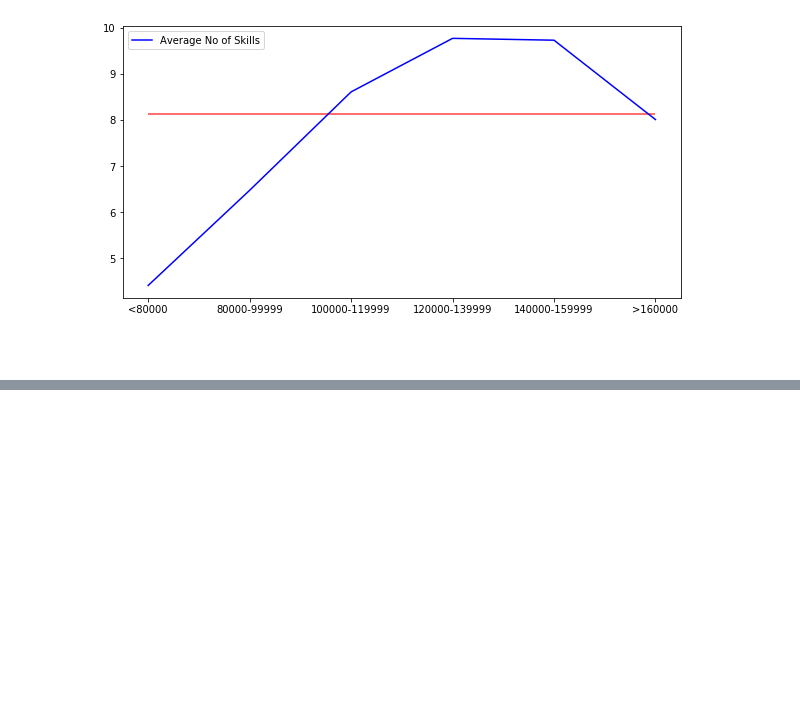
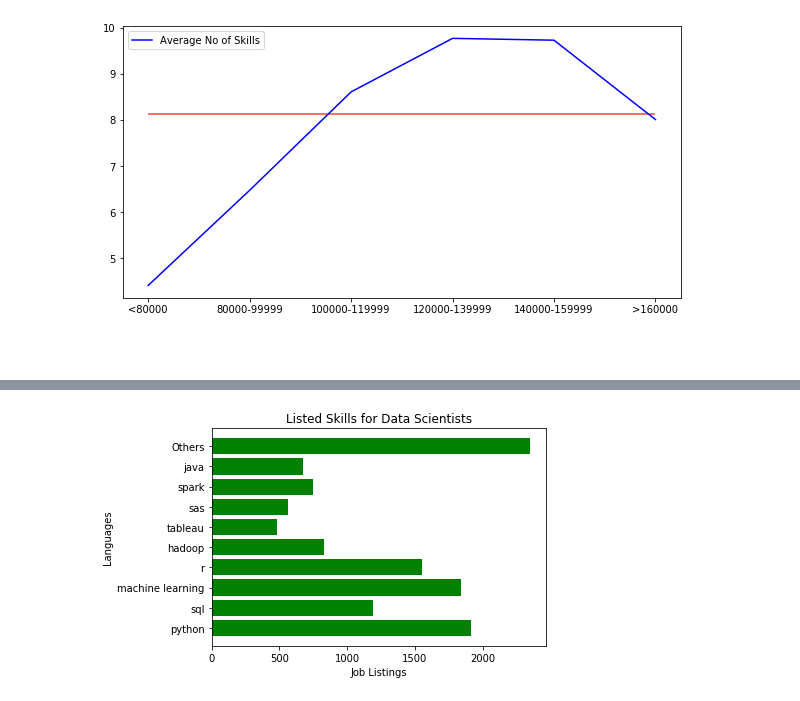
Before and after one commit to cce24/Project-1---Group-2, a Jupyter notebook: 02._Cleaning/Kevins_work.ipynb, the cells around one changed output, grey strips where cells are left out. Saved outputs shown, nothing was run; the diff lists cells and outputs as text; code cells hidden in the pictures; blank space fills up the shorter version.

```diff
--- a/02._Cleaning/Kevins_work.ipynb
+++ b/02._Cleaning/Kevins_work.ipynb
@@ -86,0 +148,13 @@ Queried_Salary
+# %%
+x_pos = [i for i, _ in enumerate(x)]
+
+plt.barh(x_pos, data_scientist, color='green')
+plt.ylabel("Languages")
+plt.xlabel("Job Listings")
+plt.title("Listed Skills for Data Scientists")
+
+plt.yticks(x_pos, x)
+
+plt.show()
+# %% [output]
+[figure, added]
```
Also changed, not shown: parts of 4 cells of this notebook, 1 other file.
